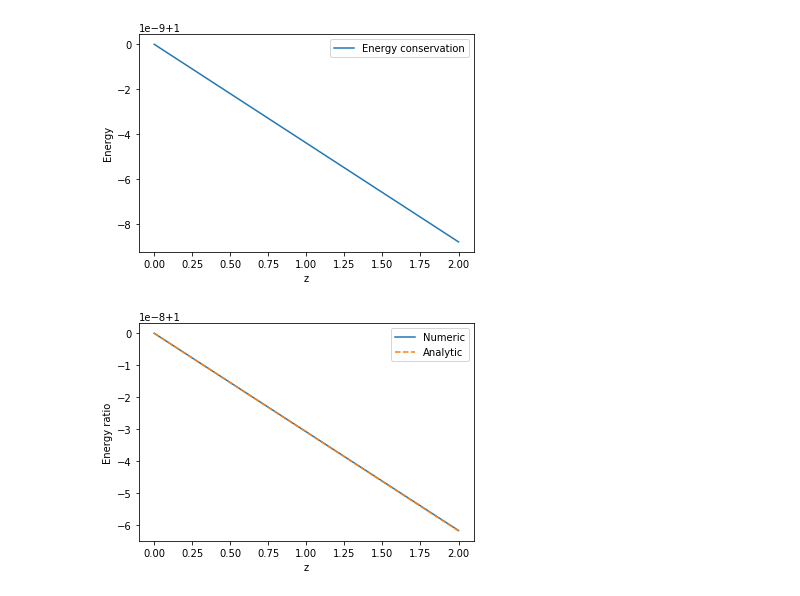
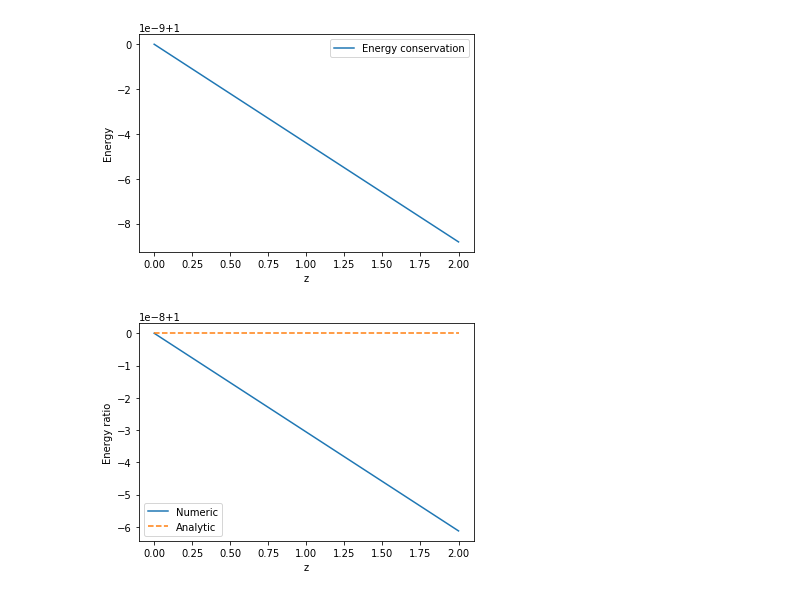
Before and after one commit to kimhong-chao/Project-PHY571, a Jupyter notebook: Design/Simul_laser_Beta_Normalised.ipynb, the cells around one changed output. Cells and saved outputs as stored; diff of their text form; code cells hidden in the pictures.

```diff
--- a/Design/Simul_laser_Beta_Normalised.ipynb
+++ b/Design/Simul_laser_Beta_Normalised.ipynb
@@ -147,11 +147,11 @@ AMP = AMP*1e-8     #normaliser
 gauss = Gaussian(w0, AMP, x0)
 
 Lx = 1600*1e-6
-Nx = 256
+Nx = 64
 Ly = 1600*1e-6
-Ny = 256
+Ny = 64
 Lz = 2.0
-Nz = 512
+Nz = 600
 
 init_f = gauss
 
@@ -184,19 +184,11 @@ for i in [0, 0.004, 0.6, Lz-0.1]:
 [figure]
 [figure]
 [figure]
-# %%
-E0 = laser.matrix2[0]
-a0 = E0.real
-b0 = E0.imag
-K = 7
-def bet_real(z):
-    return (a0**(2 - 2*K) - 2*(K-1)*const2*(1 + (b0/a0)**2)**(1/2)*z)**(1/(2-2*K))
-
-def bet_imag(z):
-    return b0/a0*bet_real(z)
-
-def bet(z):
-    return (bet_real(z)**2 + bet_imag(z)**2)
+# %%
+I0 = laser.matrix[0]      #I0: I at z = 0
+K = 7
+def bet(z):
+    return I0/(1 + (K-1)*beta*I0**(K-1)*z)**(1/(K-1))
 # %%
 x = np.linspace(-Lx, Lx, 2*Nx)
 y = np.linspace(-Ly, Ly, 2*Ny)
@@ -354,24 +346,25 @@ fig.show()
 # %% [output]
 [figure]
 # %%
-E0 = np.max(laser.matrix2[0])
-def emax(z):
-    return (2*const2*(K-1)*z + E0**(2-2*K))**(1/(K-1))
-
 list_emax = []
+list_anamax = []
+x = np.linspace(0, Lz, Nz)
 for i in range(Nz):
     E = np.max(laser.matrix[i])
     list_emax.append(E)
+    E = np.max(bet(x[i]))
+    list_anamax.append(E)
+
 list_emax = np.asarray(list_emax)
-norm = list_emax[0]
-x = np.linspace(0, Lz, Nz)
+list_anamax = np.asarray(list_anamax)
+
 fig, ax = plt.subplots()
 ax.plot(x, list_emax/list_emax[0], label = 'Numeric')
-ax.plot(x, emax(x)/emax(x[0]), label = 'Analytic', linestyle= 'dashed')
+ax.plot(x, list_anamax/list_anamax[0], label = 'Analytic', linestyle= 'dashed')
 ax.set_xlabel('z')
 ax.set_ylabel('Energy ratio')
 ax.legend()
 #plt.ylim(0.5, 1.5)
 fig.show()
 # %% [output]
-[figure, old version]
+[figure, new version]
```
Also changed, not shown: parts of 5 cells of this notebook, 4 other files.
